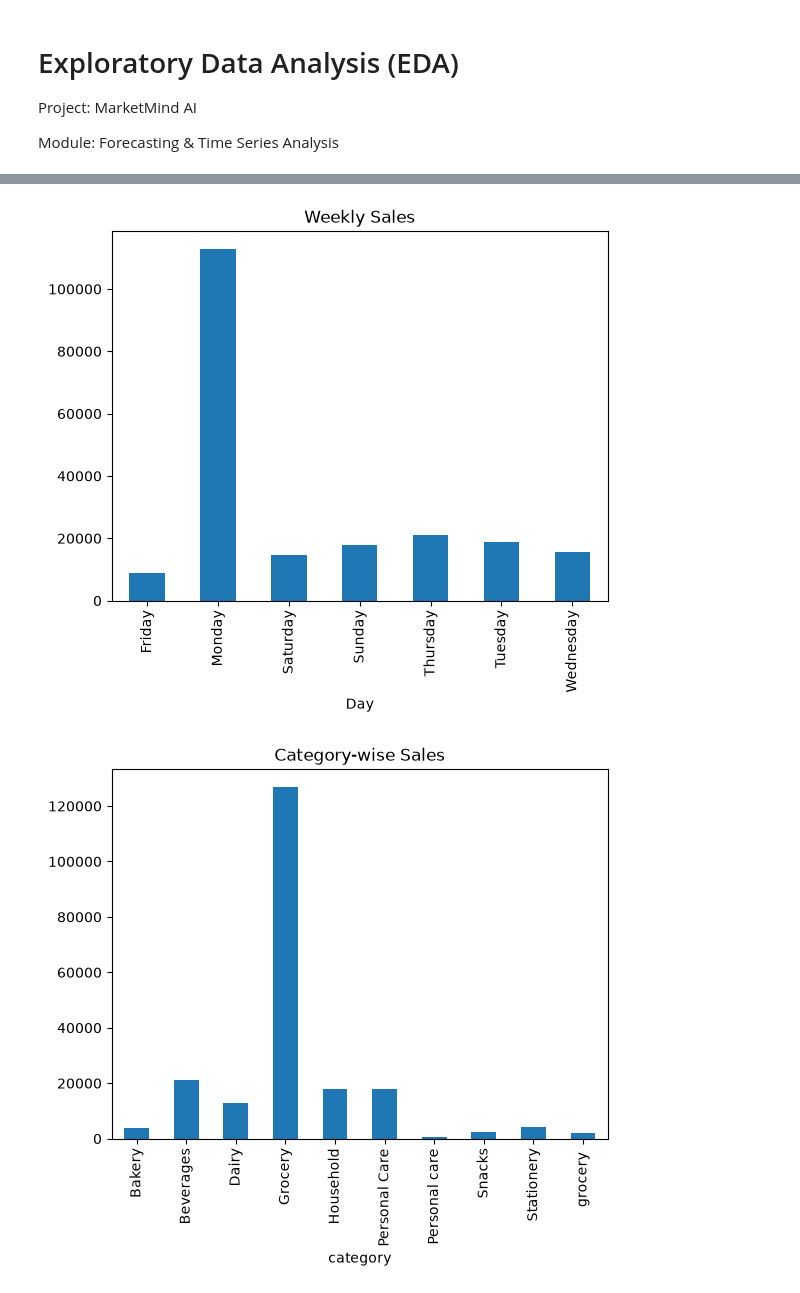
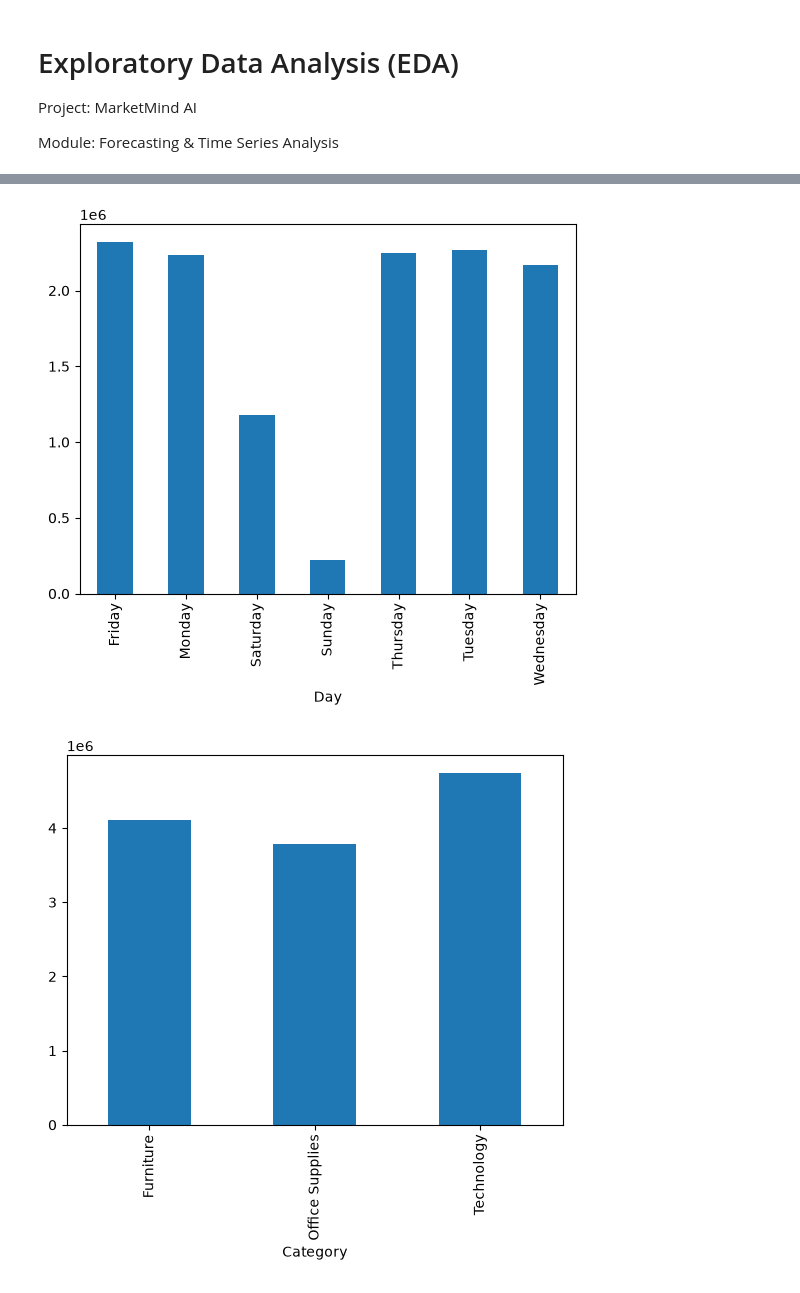
Before and after one commit to springboardmentor54321v/Small-business-sales-intelligence-platform-SB7-Team4, a Jupyter notebook: AIML/EDA/eda.ipynb, the cells around one changed output, grey strips where cells are left out. Saved outputs shown, nothing was run; the diff lists cells and outputs as text; code cells hidden in the pictures.

```diff
--- a/AIML/EDA/eda.ipynb
+++ b/AIML/EDA/eda.ipynb
@@ -106,0 +49,5 @@ Duplicate Records
+# %%
+#Converting order date and ship date to datetime data type
+df['Order Date']=pd.to_datetime(df['Order Date'])
+df['Ship Date']=pd.to_datetime(df['Ship Date'])
+df.info()
@@ -122,4 +87,0 @@ df.describe(include='all')
-# %%
-#filling missing transaction_dates with their medians
-df['transaction_date'] = df['transaction_date'].fillna(df['transaction_date'].median())
-df['transaction_date'].isnull().sum()
@@ -147,10 +125,9 @@ plt.show()
 # %%
-#monthly seasonality
-df["Month"] = df["transaction_date"].dt.month_name()
+#Monthly Sales
+df["Month"] = df["Order Date"].dt.month_name()
 
-monthly_sales = df.groupby("Month")["total_amount"].sum()
+monthly_sales = df.groupby("Month")["Total amount"].sum()
 
 monthly_sales.plot(kind="bar", figsize=(10,5))
-plt.title("Monthly Sales")
 plt.show()
 # %% [output]
@@ -158,20 +135,18 @@ plt.show()
 # %%
-#weekly seasonalities
-df["Day"] = df["transaction_date"].dt.day_name()
+#weekly sales
+df["Day"] = df["Order Date"].dt.day_name()
 
-weekly_sales = df.groupby("Day")["total_amount"].sum()
+weekly_sales = df.groupby("Day")["Total amount"].sum()
 
 weekly_sales.plot(kind="bar")
-plt.title("Weekly Sales")
 plt.show()
 # %% [output]
-[figure, old version]
+[figure, new version]
 # %%
 #category-wise sales
-category_sales = df.groupby("category")["total_amount"].sum()
+category_sales = df.groupby("Category")["Total amount"].sum()
 
 category_sales.plot(kind="bar")
-plt.title("Category-wise Sales")
 plt.show()
 # %% [output]
-[figure, old version]
+[figure, new version]
```
Also changed, not shown: parts of 20 cells of this notebook, 1 other file.
